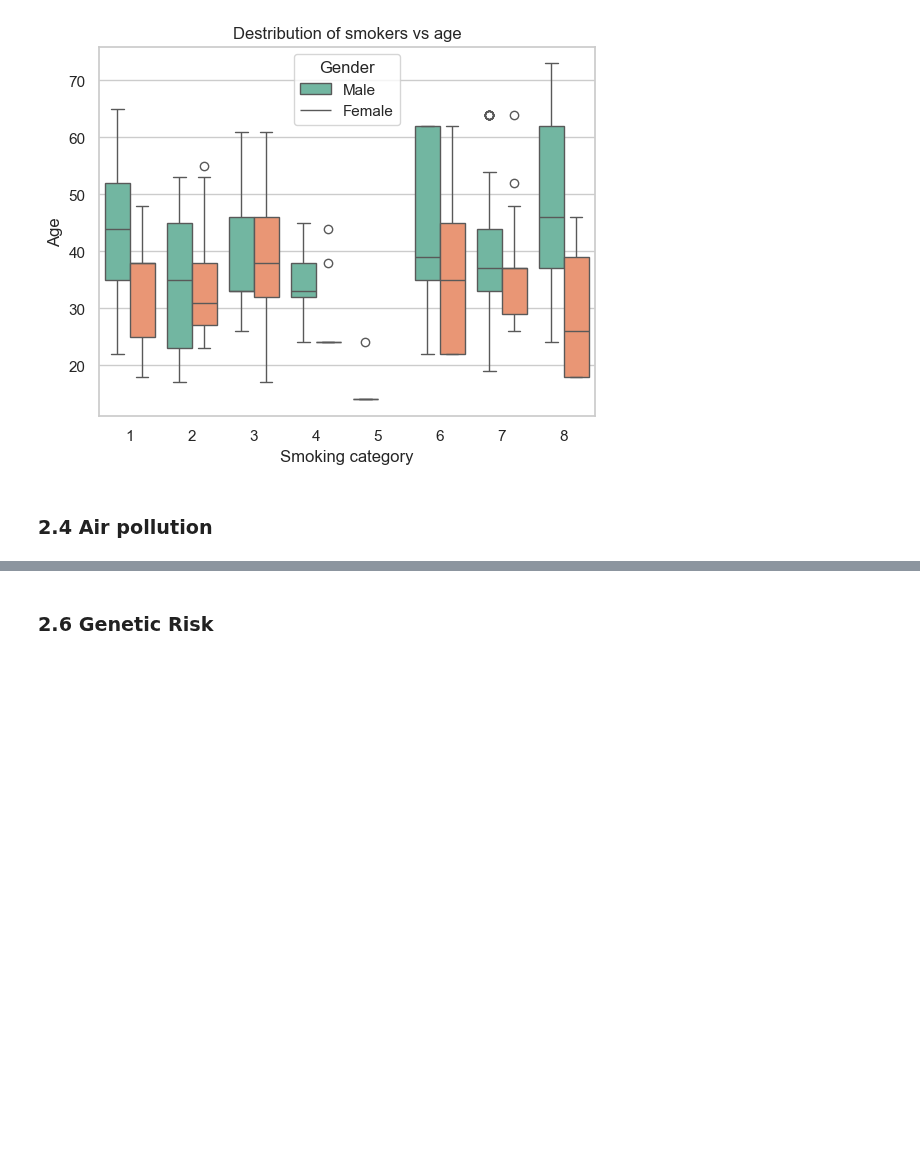
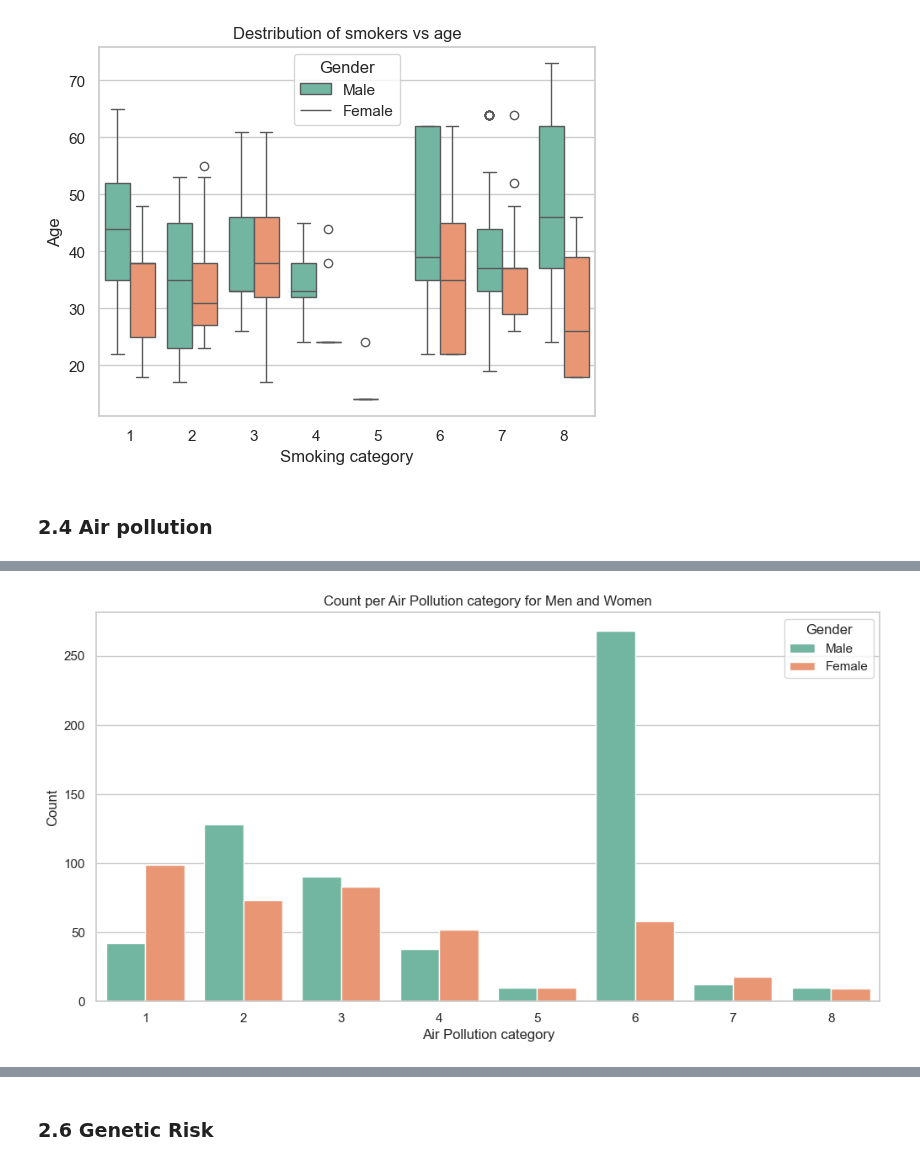
Before and after one commit to tewhol/Responsible_Data_Analysis_Group_1, a Jupyter notebook: model.ipynb, the cells around one changed output, grey strips where cells are left out. Cells and saved outputs as stored; diff of their text form; code cells hidden in the pictures; blank space fills up the shorter version.

```diff
--- a/model.ipynb
+++ b/model.ipynb
@@ -209,0 +215,16 @@ plt.show()
+# %%
+# Air pollution category per gender
+sns.set(style="whitegrid")
+plt.figure(figsize=(12, 6))
+
+# Assuming 'Gender' is the column name for gender
+sns.countplot(data=cancer_df, x='Air Pollution', hue='Gender', palette='Set2')
+
+plt.xlabel('Air Pollution category')
+plt.ylabel('Count')
+plt.title('Count per Air Pollution category for Men and Women')
+plt.legend(title='Gender', labels=['Male', 'Female'])
+plt.xticks()
+plt.show()
+# %% [output]
+[figure, added]
```
Also changed, not shown: parts of 8 cells of this notebook.
